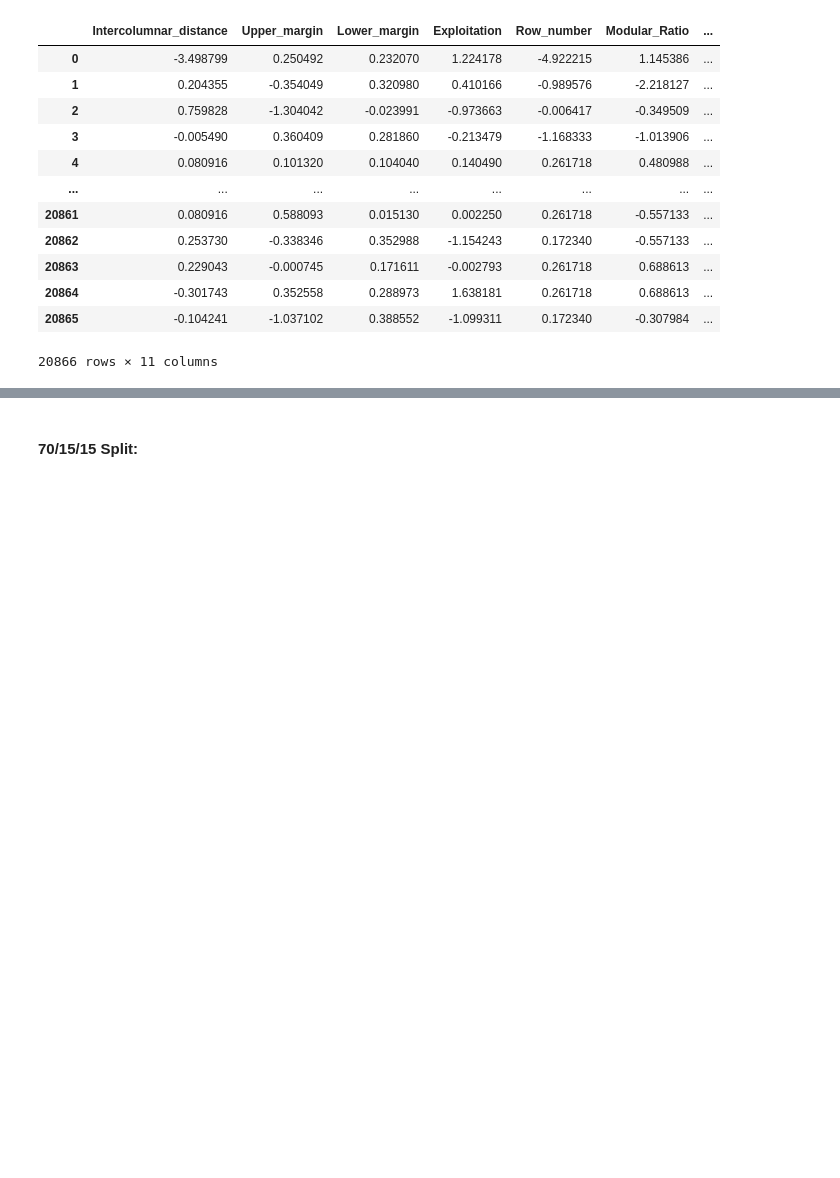
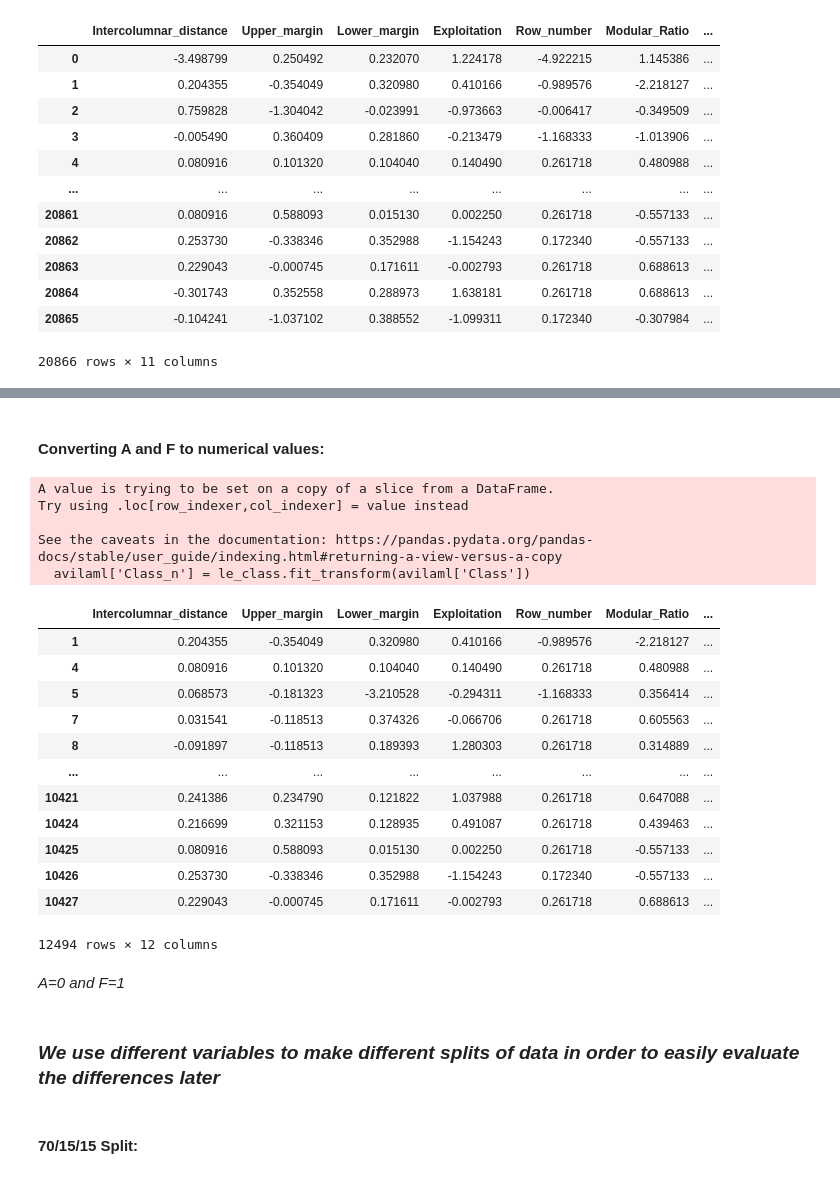
Before and after one commit to HunterWaldridge/DS160_Final_Project_JT_HW, a Jupyter notebook: DS160_Final_Project_JT_HW.ipynb, the cells around one changed output, grey strips where cells are left out. Drawn from its saved outputs; the diff is of its cells as text; code cells hidden in the pictures; blank space fills up the shorter version.

```diff
--- a/DS160_Final_Project_JT_HW.ipynb
+++ b/DS160_Final_Project_JT_HW.ipynb
@@ -143,5 +113,5 @@ max(new_df.Upper_margin)
 # %% [output]
 386.0
 # %%
-new_df1=new_df.loc[new_df["Upper_margin"] != 386]
+avila1=avila.loc[avila["Upper_margin"] != 386]
 # %%
@@ -398,2 +345,6 @@ train
+# %%
+avilaml = avila1.query("Class=='A' | Class=='F'")
 # %%
 from sklearn.model_selection import train_test_split
+# %% [markdown]
+#### Converting A and F to numerical values:
@@ -400,3 +353,33 @@ from sklearn.model_selection import train_test_split
+# %%
+le_class = LabelEncoder()
+# %%
+avilaml['Class_n'] = le_class.fit_transform(avilaml['Class'])
+# %% [output]
+A value is trying to be set on a copy of a slice from a DataFrame.
+Try using .loc[row_indexer,col_indexer] = value instead
+
+See the caveats in the documentation: https://pandas.pydata.org/pandas-docs/stable/user_guide/indexing.html#returning-a-view-versus-a-copy
+  avilaml['Class_n'] = le_class.fit_transform(avilaml['Class'])
+# %%
+avilaml
+# %% [output]
+|  | Intercolumnar_distance | Upper_margin | Lower_margin | Exploitation | Row_number | Modular_Ratio | ... |
+| 1 | 0.204355 | -0.354049 | 0.320980 | 0.410166 | -0.989576 | -2.218127 | ... |
+| 4 | 0.080916 | 0.101320 | 0.104040 | 0.140490 | 0.261718 | 0.480988 | ... |
+| 5 | 0.068573 | -0.181323 | -3.210528 | -0.294311 | -1.168333 | 0.356414 | ... |
+| 7 | 0.031541 | -0.118513 | 0.374326 | -0.066706 | 0.261718 | 0.605563 | ... |
+| 8 | -0.091897 | -0.118513 | 0.189393 | 1.280303 | 0.261718 | 0.314889 | ... |
+| ... | ... | ... | ... | ... | ... | ... | ... |
+| 10421 | 0.241386 | 0.234790 | 0.121822 | 1.037988 | 0.261718 | 0.647088 | ... |
+| 10424 | 0.216699 | 0.321153 | 0.128935 | 0.491087 | 0.261718 | 0.439463 | ... |
+| 10425 | 0.080916 | 0.588093 | 0.015130 | 0.002250 | 0.261718 | -0.557133 | ... |
+| 10426 | 0.253730 | -0.338346 | 0.352988 | -1.154243 | 0.172340 | -0.557133 | ... |
+| 10427 | 0.229043 | -0.000745 | 0.171611 | -0.002793 | 0.261718 | 0.688613 | ... |
+12494 rows × 12 columns
+# %% [markdown]
+*A=0 and F=1*
+# %% [markdown]
+### *We use different variables to make different splits of data in order to easily evaluate the differences later*
 # %% [markdown]
 #### 70/15/15 Split:
 # %%
```
Also changed, not shown: parts of 164 cells of this notebook.
